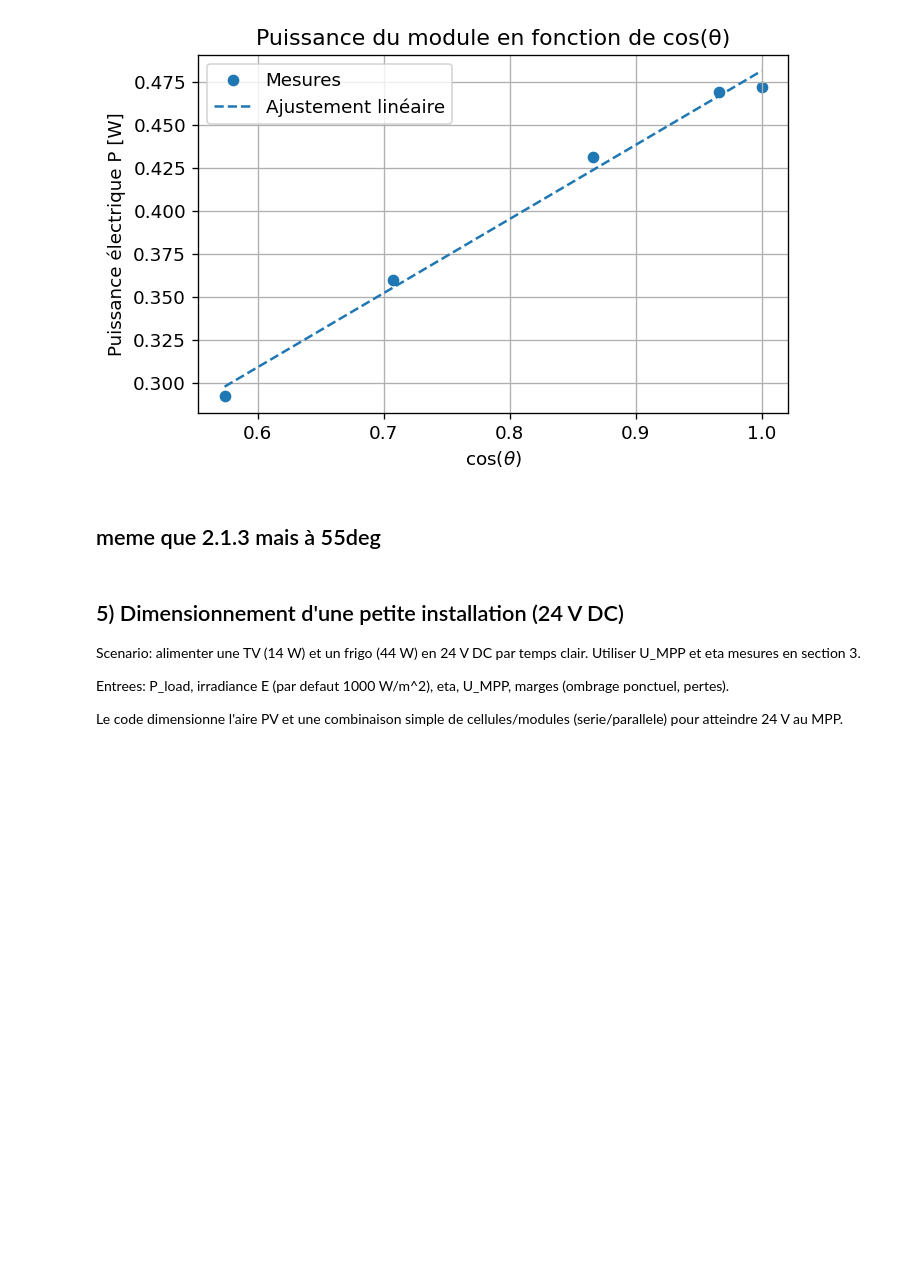
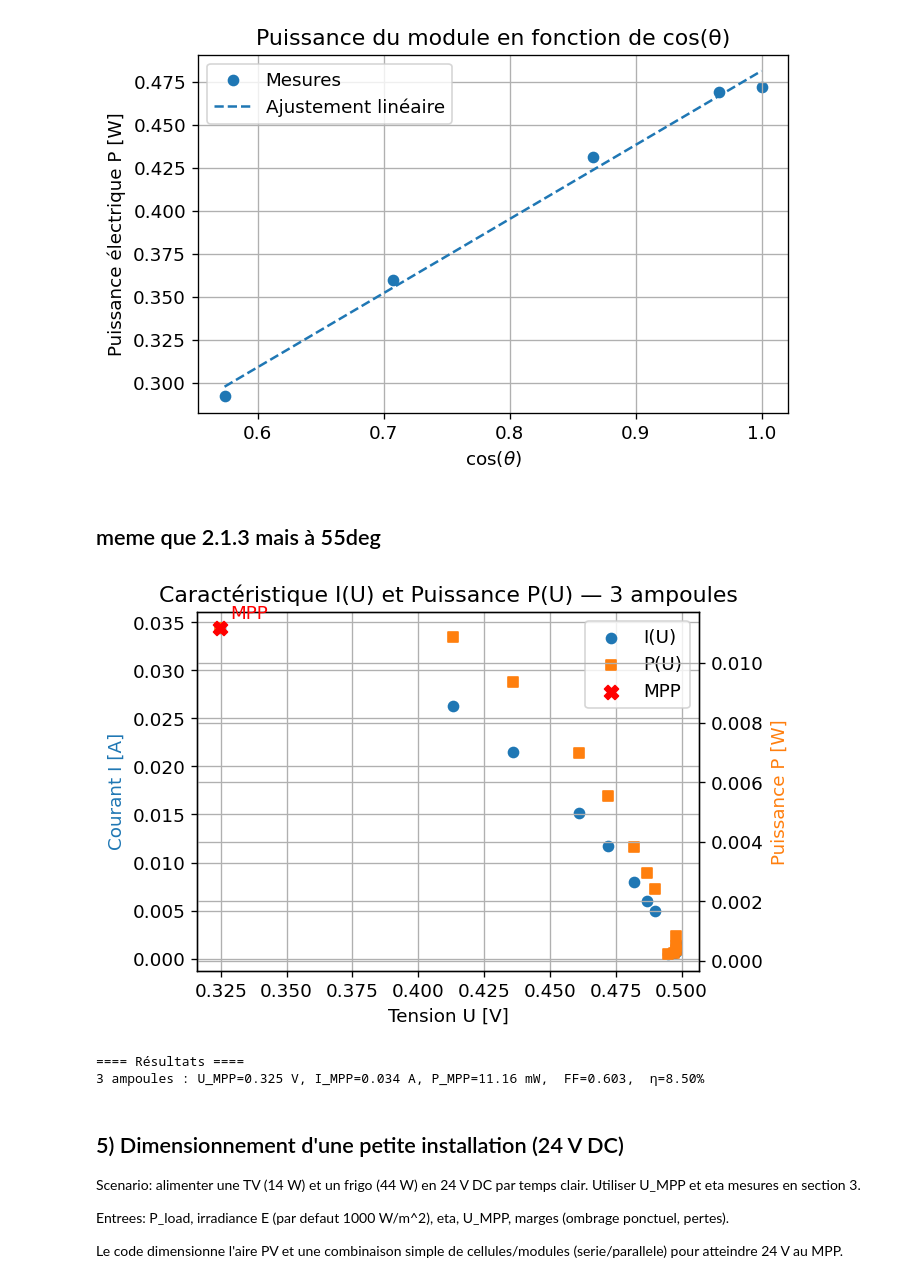
Before and after one commit to tom-berthoud/Phy3-miniprojet, a Jupyter notebook: PHY3_PV_Lab_Notebook.ipynb, the cells around one changed output. Drawn from its saved outputs; the diff is of its cells as text; code cells hidden in the pictures; blank space fills up the shorter version.

```diff
--- a/PHY3_PV_Lab_Notebook.ipynb
+++ b/PHY3_PV_Lab_Notebook.ipynb
@@ -565,58 +599,46 @@ def plot_IV_P(df, U_mpp, I_mpp, P_mpp, label):
     # MPP marqué
     axP.scatter([U_mpp], [P_mpp], color="red", marker="X", s=70, label="MPP")
     axP.annotate("MPP", (U_mpp, P_mpp), xytext=(6,6), textcoords="offset points", color="red")
 
     # Légende combinée
     h1, l1 = axI.get_legend_handles_labels()
     h2, l2 = axP.get_legend_handles_labels()
     axI.legend(h1+h2, l1+l2, loc="best")
 
     plt.title(f"Caractéristique I(U) et Puissance P(U) — {label}")
     fig.tight_layout()
     plt.show()
 
 
 # ---------- Données ==========
+#53deg
+
 aire_cm2 = 25
 irradiance_par_ampoule_mWcm2 = 1.75
 
-# Série A — 1 ampoule
-Uoc_A = 0.483
-Isc_A = 0.01254
-data_IV_A = pd.DataFrame({
-    "R_ohm": [1101, 900.0, 700.0, 500, 300.6, 100.1, 80.5, 60.1, 40.9, 30.5, 20.4, 15.5, 10.5],
-    "U_V":   [0.476, 0.479, 0.481, 0.482, 0.482, 0.465, 0.456, 0.443, 0.403, 0.350, 0.2525, 0.1691, 0.1338],
-    "I_A":   [429e-6, 530e-6, 684e-6, 958e-6, 1.598e-3, 4.647e-3, 5.656e-3, 7.398e-3, 9.870e-3, 11.557e-3, 12.320e-3, 12.589e-3, 12.792e-3],
+# Série B — 3 ampoules
+Uoc_B = 0.4961
+Isc_B = 37.294e-3
+data_IV_B = pd.DataFrame({
+    "R_ohm": [1101, 902.0, 700.0, 500, 301.0, 100.2, 80.9, 60.8,40.5, 30.5, 20.5, 15.6, 9.6],
+    "U_V":   [0.495, 0.497, 0.498, 0.498, 0.498, 0.490, 0.487, 0.482,0.472,0.461, 0.436, 0.413, 0.3247],
+    "I_A":   [449e-6, 550e-6, 710e-6, 996e-6, 1.670e-3, 4.926e-3, 6.042e-3, 7.965e-3, 11.711e-3, 15.127e-3, 21.464e-3, 26.331e-3, 34.360e-3],
 })
-
-# Série B — 3 ampoules
-Uoc_B = 0.522
-Isc_B = 37.04e-3
-data_IV_B = pd.DataFrame({
-    "R_ohm": [1101, 900.0, 700.0, 500, 300.6, 100.1, 80.5, 60.1, 40.9, 30.5, 20.4, 15.5, 10.5],
-    "U_V":   [0.512, 0.519, 0.517, 0.522, 0.522, 0.512, 0.512, 0.504, 0.493, 0.481, 0.455, 0.433, 0.3601],
-    "I_A":   [462e-6, 573e-6, 735e-6, 1.043e-3, 1.730e-3, 5.120e-3, 6.329e-3, 8.396e-3, 12.77e-3, 16.055e-3, 22.216e-3, 27.352e-3, 34.894e-3],
-})
-
-
-# ---------- Analyse et tracé Série A ----------
-dfA, U_mppA, I_mppA, P_mppA, FF_A, Pin_A, eta_A = analyze_IV(
-    data_IV_A, Uoc_A, Isc_A, 1, aire_cm2, irradiance_par_ampoule_mWcm2
-)
-plot_IV_P(dfA, U_mppA, I_mppA, P_mppA, "1 ampoule")
-
 
 # ---------- Analyse et tracé Série B ----------
 dfB, U_mppB, I_mppB, P_mppB, FF_B, Pin_B, eta_B = analyze_IV(
     data_IV_B, Uoc_B, Isc_B, 3, aire_cm2, irradiance_par_ampoule_mWcm2
 )
 plot_IV_P(dfB, U_mppB, I_mppB, P_mppB, "3 ampoules")
 
 
 # ---------- Résumé scientifique clair ----------
 print("==== Résultats ====")
-print(f"1 ampoule : U_MPP={U_mppA:.3f} V, I_MPP={I_mppA:.3f} A, P_MPP={P_mppA*1000:.3f} mW,  FF={FF_A:.3f},  η={100*eta_A:.2f}%")
 print(f"3 ampoules : U_MPP={U_mppB:.3f} V, I_MPP={I_mppB:.3f} A, P_MPP={P_mppB*1000:.2f} mW,  FF={FF_B:.3f},  η={100*eta_B:.2f}%")
+# %% [output]
+[figure, added]
+==== Résultats ====
+3 ampoules : U_MPP=0.325 V, I_MPP=0.034 A, P_MPP=11.16 mW,  FF=0.603,  η=8.50%
 # %% [markdown]
 ## 5) Dimensionnement d'une petite installation (24 V DC)
 
```
Also changed, not shown: parts of 2 cells of this notebook.
